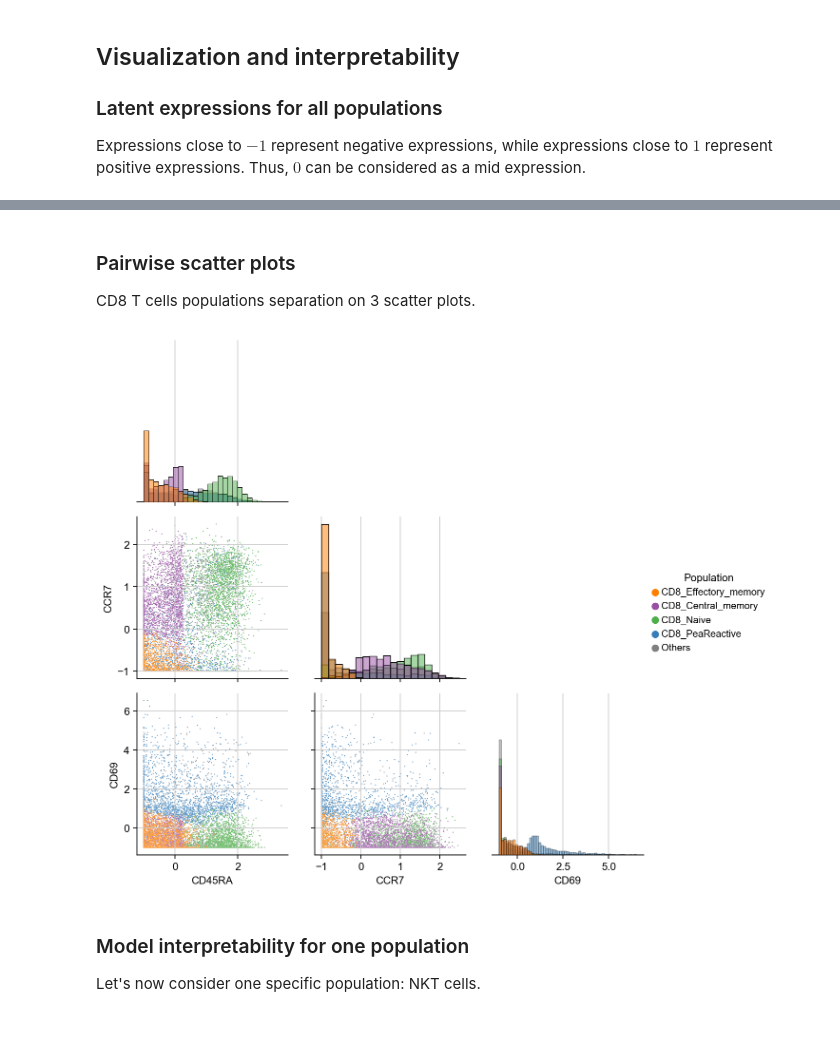
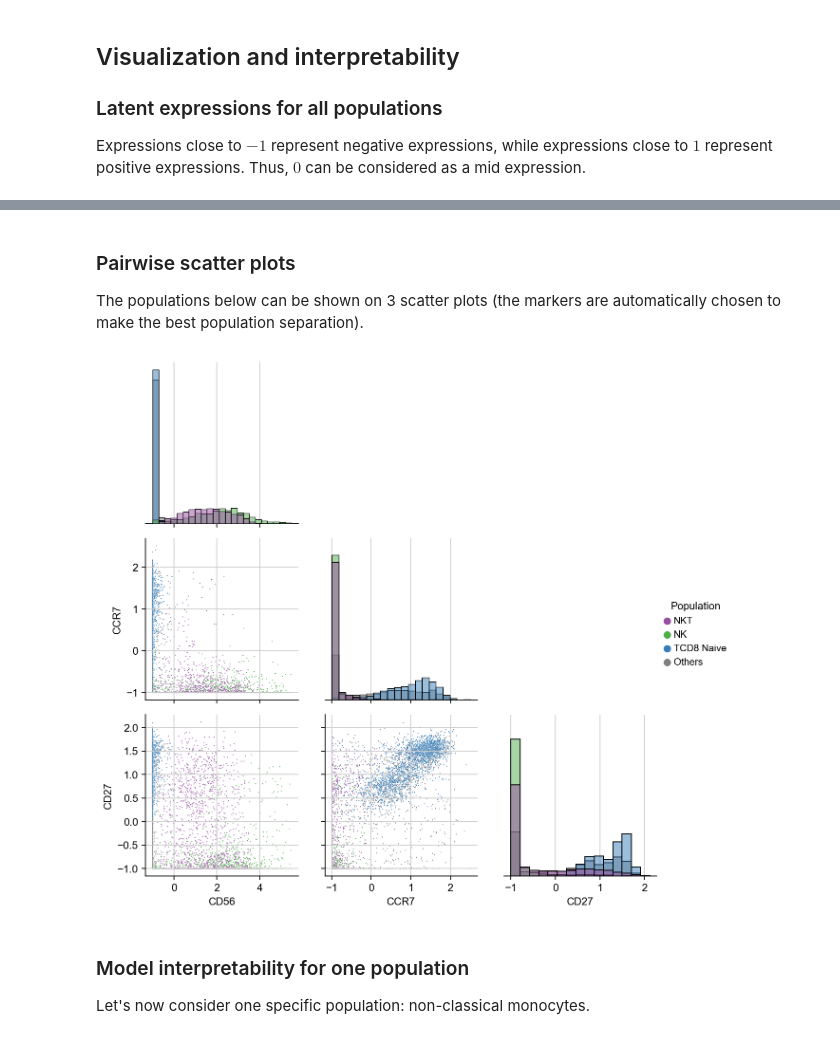
Before and after one commit to MICS-Lab/scyan, a Jupyter notebook: docs/tutorials/usage.ipynb, the cells around one changed output, grey strips where cells are left out. Cells and saved outputs as stored; diff of their text form; code cells hidden in the pictures.

```diff
--- a/docs/tutorials/usage.ipynb
+++ b/docs/tutorials/usage.ipynb
@@ -51 +40,6 @@ model.predict();
+# %%
+model.predict()
+
+# For simplicity, we don't consider 'DC others', and we merge 'cMonocytes CD14mid' into 'cMonocytes'
+adata.obs["scyan_pop"] = adata.obs.scyan_pop.replace("DC others", "Unknown").replace("cMonocytes CD14mid", "cMonocytes")
 # %%
@@ -65,12 +59,12 @@ scyan.plot.pops_expressions(model)
 # %% [markdown]
 ### Pairwise scatter plots
-CD8 T cells populations separation on 3 scatter plots.
+The populations below can be shown on 3 scatter plots (the markers are automatically chosen to make the best population separation).
 # %%
-t_cd8 = ['CD8_Effectory_memory', 'CD8_Central_memory', 'CD8_Naive', 'CD8_PeaReactive']
-scyan.plot.scatter(adata, t_cd8, n_markers=3)
+populations = ['NKT', 'NK', 'TCD8 Naive']
+scyan.plot.scatter(adata, populations, n_markers=3)
 # %% [output]
-[figure, old version]
+[figure, new version]
 # %% [markdown]
 ### Model interpretability for one population
-Let's now consider one specific population: NKT cells.
+Let's now consider one specific population: non-classical monocytes.
 # %%
```
Also changed, not shown: parts of 32 cells of this notebook, 4 other files.
